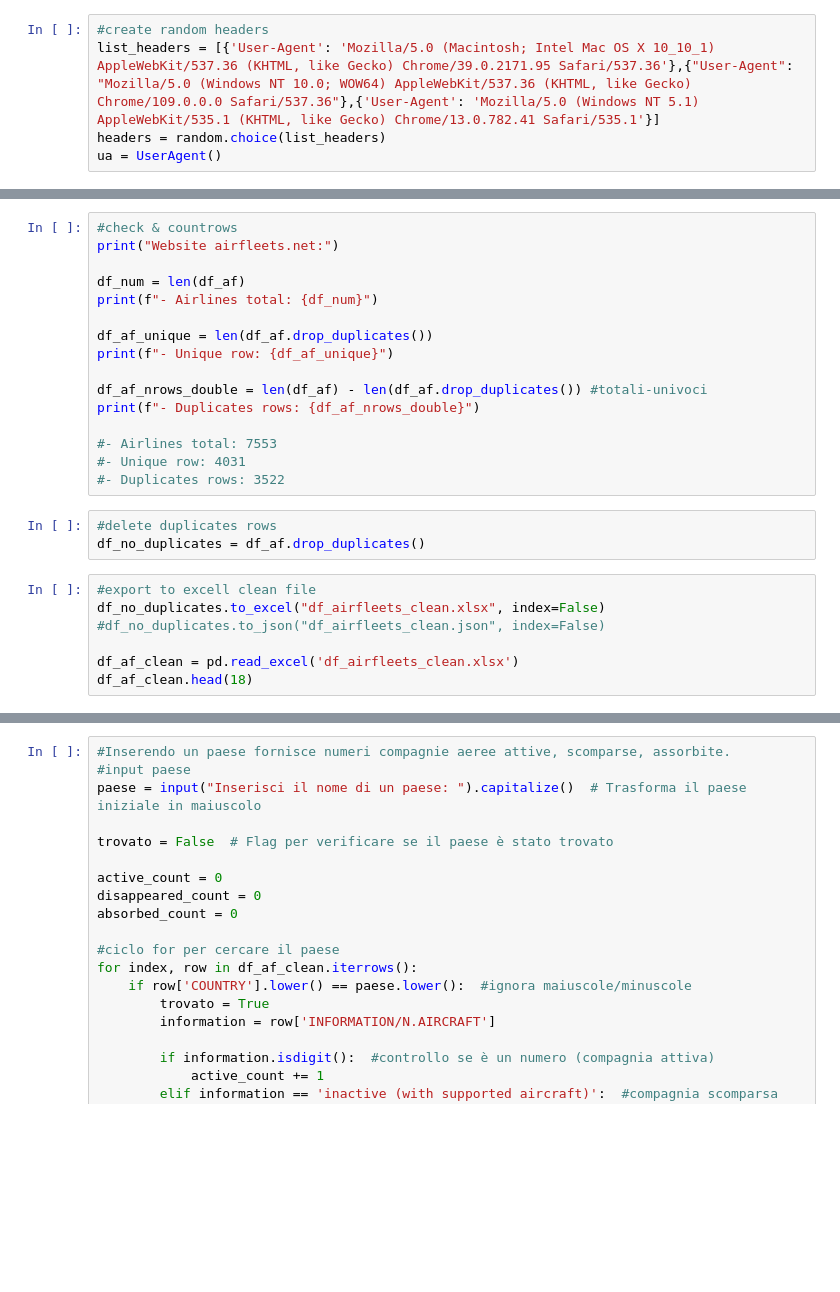
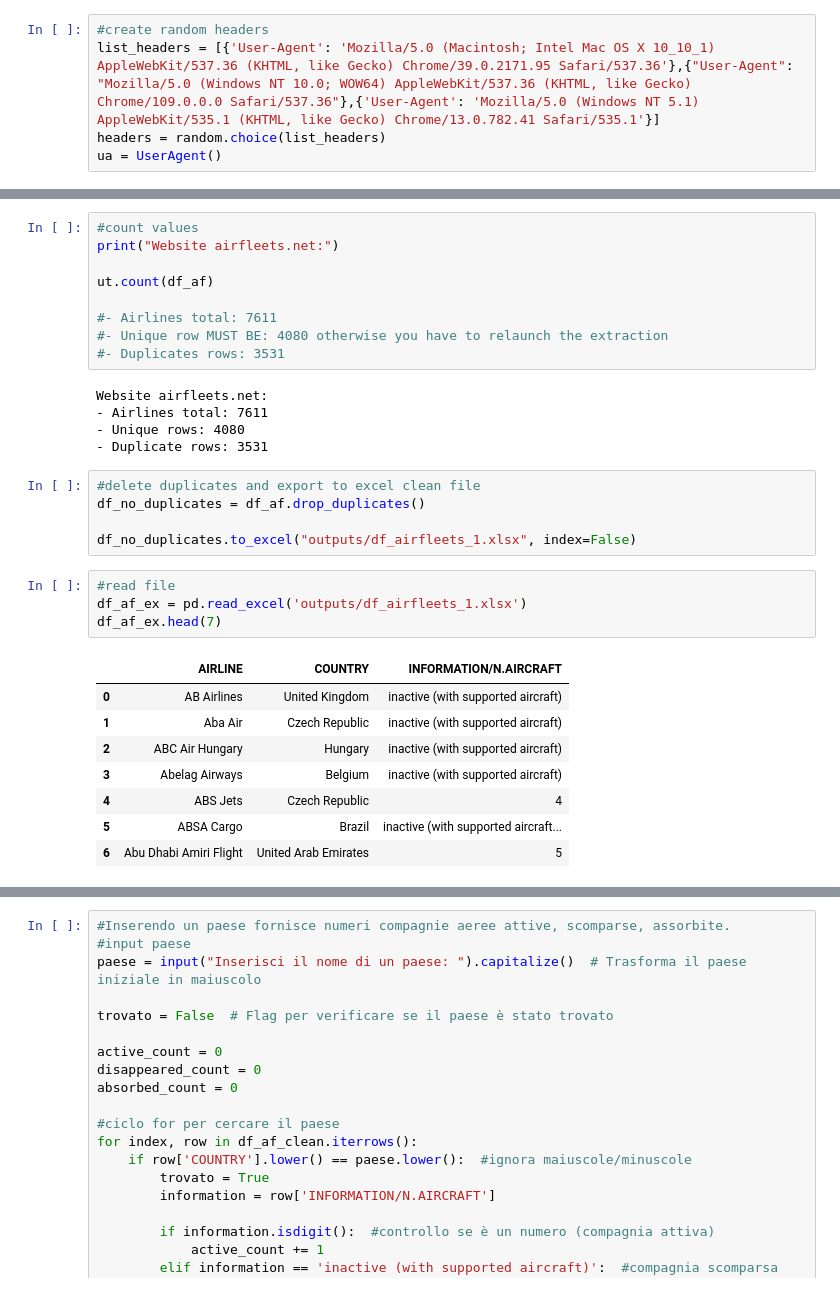
Before and after one commit to Laura1385/projectaircraft_api, a Jupyter notebook: main.ipynb, the cells around one changed output, grey strips where cells are left out. Saved outputs shown, nothing was run; the diff lists cells and outputs as text; blank space fills up the shorter version.

```diff
--- a/main.ipynb
+++ b/main.ipynb
@@ -271,27 +327,33 @@ df_af.head()
 # %%
-#check & countrows
+#count values
 print("Website airfleets.net:")
 
-df_num = len(df_af)
-print(f"- Airlines total: {df_num}")
+ut.count(df_af)
 
-df_af_unique = len(df_af.drop_duplicates())
-print(f"- Unique row: {df_af_unique}")
-
-df_af_nrows_double = len(df_af) - len(df_af.drop_duplicates()) #totali-univoci
-print(f"- Duplicates rows: {df_af_nrows_double}")
-
-#- Airlines total: 7553
-#- Unique row: 4031
-#- Duplicates rows: 3522
+#- Airlines total: 7611
+#- Unique row MUST BE: 4080 otherwise you have to relaunch the extraction
+#- Duplicates rows: 3531
+# %% [output]
+Website airfleets.net:
+- Airlines total: 7611
+- Unique rows: 4080
+- Duplicate rows: 3531
 # %%
-#delete duplicates rows
+#delete duplicates and export to excel clean file
 df_no_duplicates = df_af.drop_duplicates()
+
+df_no_duplicates.to_excel("outputs/df_airfleets_1.xlsx", index=False)
 # %%
-#export to excell clean file
-df_no_duplicates.to_excel("df_airfleets_clean.xlsx", index=False)
-#df_no_duplicates.to_json("df_airfleets_clean.json", index=False)
-
-df_af_clean = pd.read_excel('df_airfleets_clean.xlsx')
-df_af_clean.head(18)
+#read file
+df_af_ex = pd.read_excel('outputs/df_airfleets_1.xlsx')
+df_af_ex.head(7)
+# %% [output]
+|  | AIRLINE | COUNTRY | INFORMATION/N.AIRCRAFT |
+| 0 | AB Airlines | United Kingdom | inactive (with supported aircraft) |
+| 1 | Aba Air | Czech Republic | inactive (with supported aircraft) |
+| 2 | ABC Air Hungary | Hungary | inactive (with supported aircraft) |
+| 3 | Abelag Airways | Belgium | inactive (with supported aircraft) |
+| 4 | ABS Jets | Czech Republic | 4 |
+| 5 | ABSA Cargo | Brazil | inactive (with supported aircraft... |
+| 6 | Abu Dhabi Amiri Flight | United Arab Emirates | 5 |
 # %%
```
Also changed, not shown: parts of 64 cells of this notebook, 22 other files.
